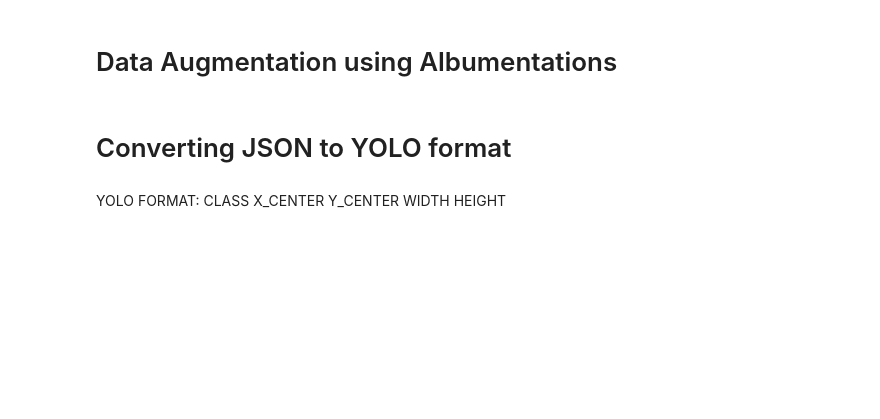
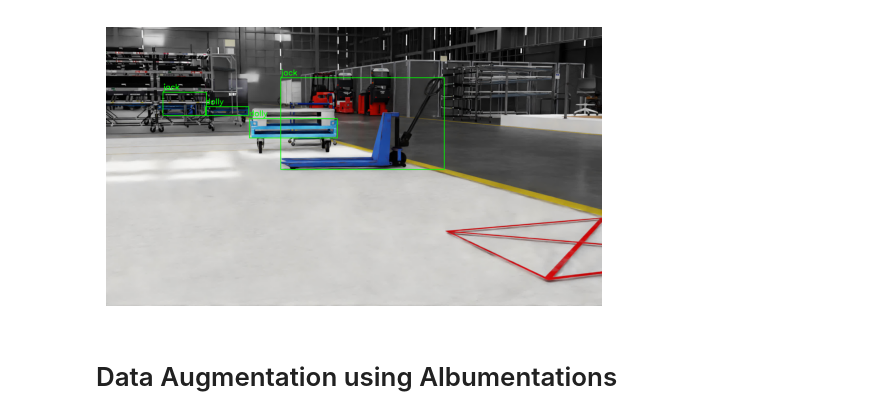
Before and after one commit to ka-9/yolov7-logistics-equip, a Jupyter notebook: src/data_pipeline.ipynb, the cells around one changed output. Drawn from its saved outputs; the diff is of its cells as text; code cells hidden in the pictures; blank space fills up the shorter version.

```diff
--- a/src/data_pipeline.ipynb
+++ b/src/data_pipeline.ipynb
@@ -1,6 +189,12 @@
+# %%
+img_id=7
+image = data_img[img_id]
+bboxes = bboxes_list[img_id]
+image_with_bboxes = visualize_bboxes(image, bboxes)
+plt.imshow(cv2.cvtColor(image_with_bboxes, cv2.COLOR_BGR2RGB))
+plt.axis('off')
+plt.show()
+# %% [output]
+[figure, added]
 # %% [markdown]
 # Data Augmentation using Albumentations
-# %% [markdown]
-# Converting JSON to YOLO format
-# %% [markdown]
-YOLO FORMAT: CLASS X_CENTER Y_CENTER WIDTH HEIGHT
```
Also changed, not shown: parts of 33 cells of this notebook, 1 other file.
